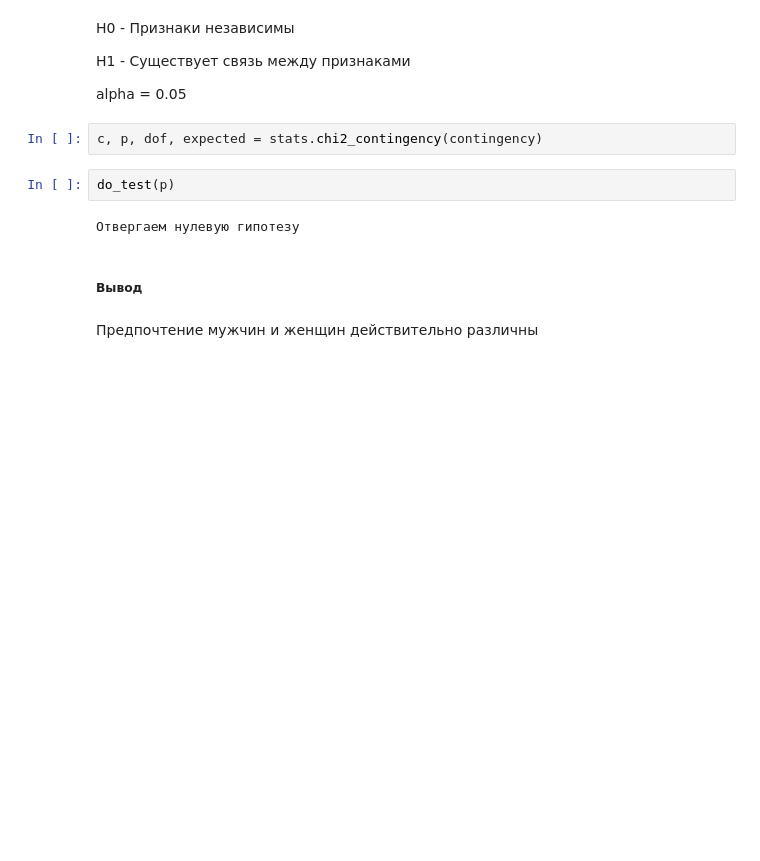
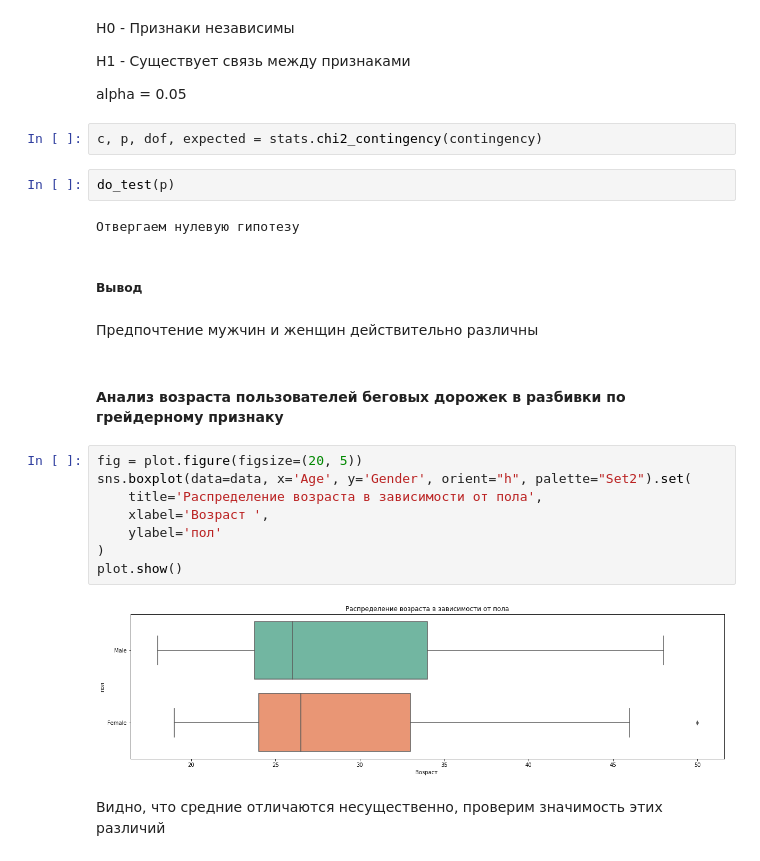
Before and after one commit to Chularev/kaggle_competitions, a Jupyter notebook: CardioGoodFitness/notebook.ipynb, the cells around one changed output. Drawn from its saved outputs; the diff is of its cells as text; blank space fills up the shorter version.

```diff
--- a/CardioGoodFitness/notebook.ipynb
+++ b/CardioGoodFitness/notebook.ipynb
@@ -404,3 +404,17 @@ do_test(p)
 ##### Вывод
 # %% [markdown]
 Предпочтение мужчин и женщин действительно различны
+# %% [markdown]
+#### Анализ возраста пользователей беговых дорожек в разбивки по грейдерному признаку
+# %%
+fig = plot.figure(figsize=(20, 5))
+sns.boxplot(data=data, x='Age', y='Gender', orient="h", palette="Set2").set(
+    title='Распределение возраста в зависимости от пола',
+    xlabel='Возраст ',
+    ylabel='пол'
+)
+plot.show()
+# %% [output]
+[figure, added]
+# %% [markdown]
+Видно, что средние отличаются несущественно, проверим значимость этих различий
```
